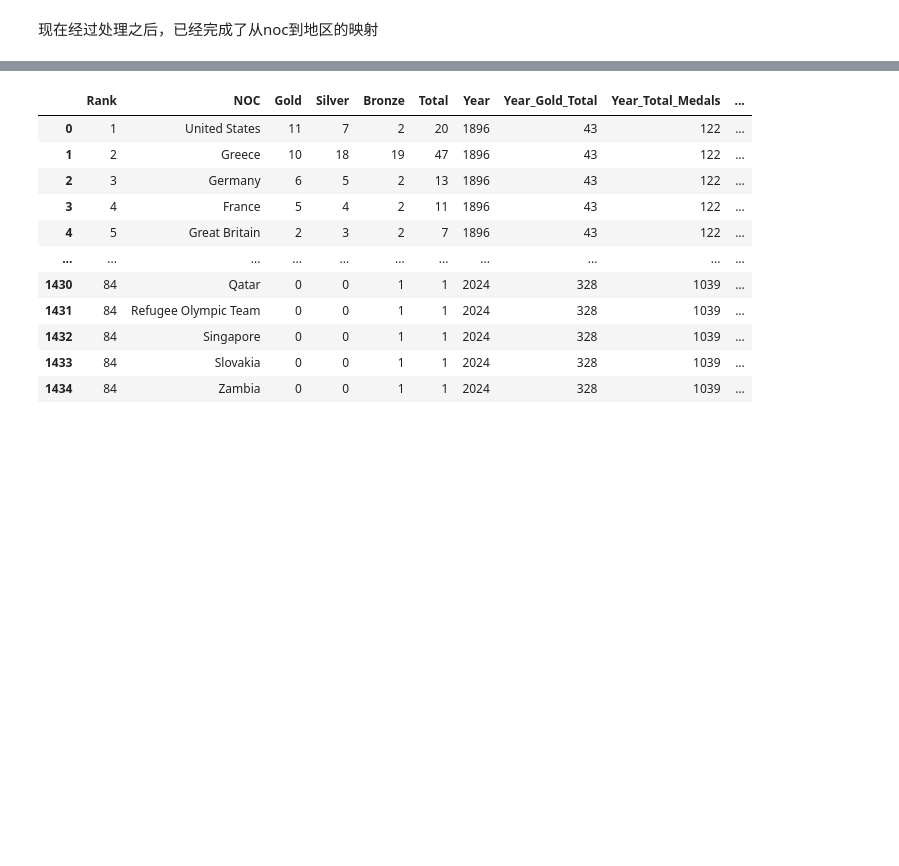
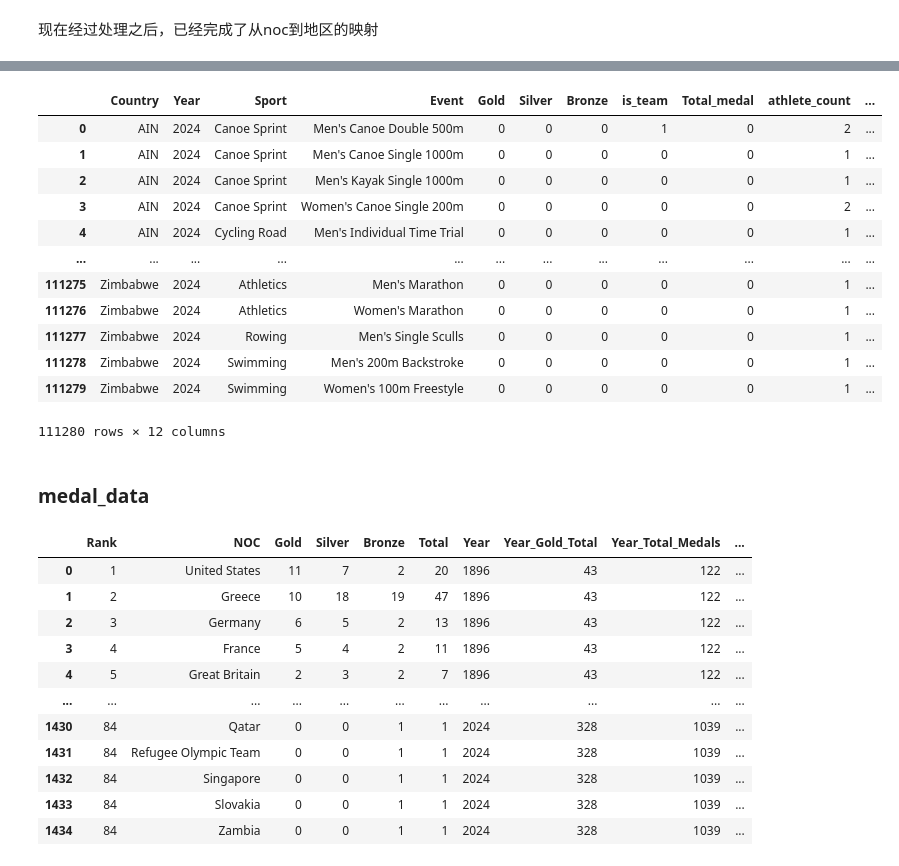
Before and after one commit to Evan-Li-2024/2025MCM-c, a Jupyter notebook: Olympics-analysis.ipynb, the cells around one changed output, grey strips where cells are left out. Drawn from its saved outputs; the diff is of its cells as text; code cells hidden in the pictures; blank space fills up the shorter version.

```diff
--- a/Olympics-analysis.ipynb
+++ b/Olympics-analysis.ipynb
@@ -697,0 +744,5 @@ athletes_data['is_bronze'] = (athletes_data['Medal'] == 'Bronze').astype(int)
+# %%
+# 添加一个特征用于表明是否是团队项目
+identify_team_events['is_team'] = identify_team_events['Event'].isin(team_events).astype(int)
+
+identify_team_events
@@ -697,0 +763,4 @@ athletes_data['is_bronze'] = (athletes_data['Medal'] == 'Bronze').astype(int)
+# %%
+# 建立一个总奖牌数特征
+
+identify_team_events['Total_medal'] = identify_team_events['Gold'] + identify_team_events['Silver'] + identify_team_events['Bronze']
@@ -697,0 +802,12 @@ athletes_data['is_bronze'] = (athletes_data['Medal'] == 'Bronze').astype(int)
+# %%
+# 从athletes_data中获取数据并实现对每个项目运动员数量的统计
+
+athlete_counts = athletes_data.groupby(['Country', 'Year', 'Sport', 'Event']).size().reset_index(name='athlete_count')
+
+# 2. 将运动员数量信息合并到identify_team_events
+identify_team_events = pd.merge(
+    identify_team_events,
+    athlete_counts,
+    on=['Country', 'Year', 'Sport', 'Event'],
+    how='left'
+)
@@ -698,3 +828,36 @@ athletes_data['is_bronze'] = (athletes_data['Medal'] == 'Bronze').astype(int)
+# %%
+# 分别统计他们的男女运动员人数
+
+# 1. 分别计算男女运动员数量
+gender_counts = athletes_data.groupby(['Country', 'Year', 'Sport', 'Event', 'Sex']).size().unstack(fill_value=0)
+gender_counts.columns = ['female_count', 'male_count']  # 因为Sex已经编码为0(F)和1(M)
+gender_counts = gender_counts.reset_index()
+
+# 2. 将性别统计信息合并到event_summary
+identify_team_events  = pd.merge(
+    identify_team_events ,
+    gender_counts,
+    on=['Country', 'Year', 'Sport', 'Event'],
+    how='left'
+)
+# %%
+identify_team_events
+# %% [output]
+|  | Country | Year | Sport | Event | Gold | Silver | Bronze | is_team | Total_medal | athlete_count | ... |
+| 0 | AIN | 2024 | Canoe Sprint | Men's Canoe Double 500m | 0 | 0 | 0 | 1 | 0 | 2 | ... |
+| 1 | AIN | 2024 | Canoe Sprint | Men's Canoe Single 1000m | 0 | 0 | 0 | 0 | 0 | 1 | ... |
+| 2 | AIN | 2024 | Canoe Sprint | Men's Kayak Single 1000m | 0 | 0 | 0 | 0 | 0 | 1 | ... |
+| 3 | AIN | 2024 | Canoe Sprint | Women's Canoe Single 200m | 0 | 0 | 0 | 0 | 0 | 2 | ... |
+| 4 | AIN | 2024 | Cycling Road | Men's Individual Time Trial | 0 | 0 | 0 | 0 | 0 | 1 | ... |
+| ... | ... | ... | ... | ... | ... | ... | ... | ... | ... | ... | ... |
+| 111275 | Zimbabwe | 2024 | Athletics | Men's Marathon | 0 | 0 | 0 | 0 | 0 | 1 | ... |
+| 111276 | Zimbabwe | 2024 | Athletics | Women's Marathon | 0 | 0 | 0 | 0 | 0 | 1 | ... |
+| 111277 | Zimbabwe | 2024 | Rowing | Men's Single Sculls | 0 | 0 | 0 | 0 | 0 | 1 | ... |
+| 111278 | Zimbabwe | 2024 | Swimming | Men's 200m Backstroke | 0 | 0 | 0 | 0 | 0 | 1 | ... |
+| 111279 | Zimbabwe | 2024 | Swimming | Women's 100m Freestyle | 0 | 0 | 0 | 0 | 0 | 1 | ... |
+111280 rows × 12 columns
+# %% [markdown]
+### medal_data
 # %%
 medal_data
 # %% [output]
```
Also changed, not shown: parts of 16 cells of this notebook.
